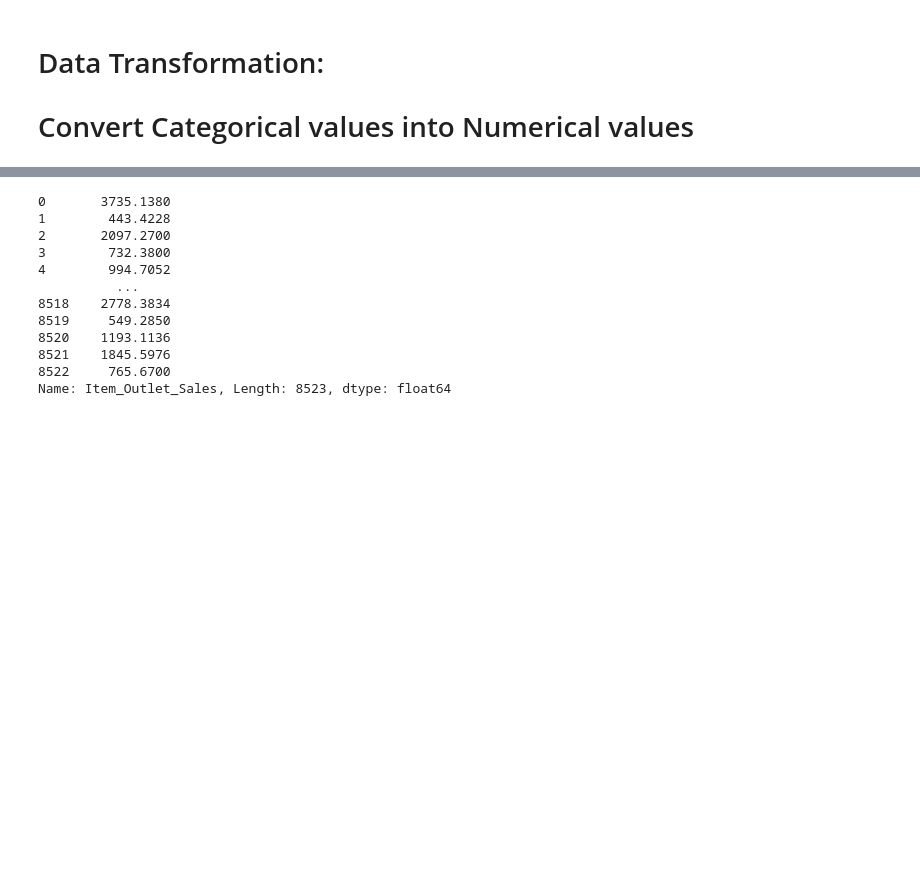
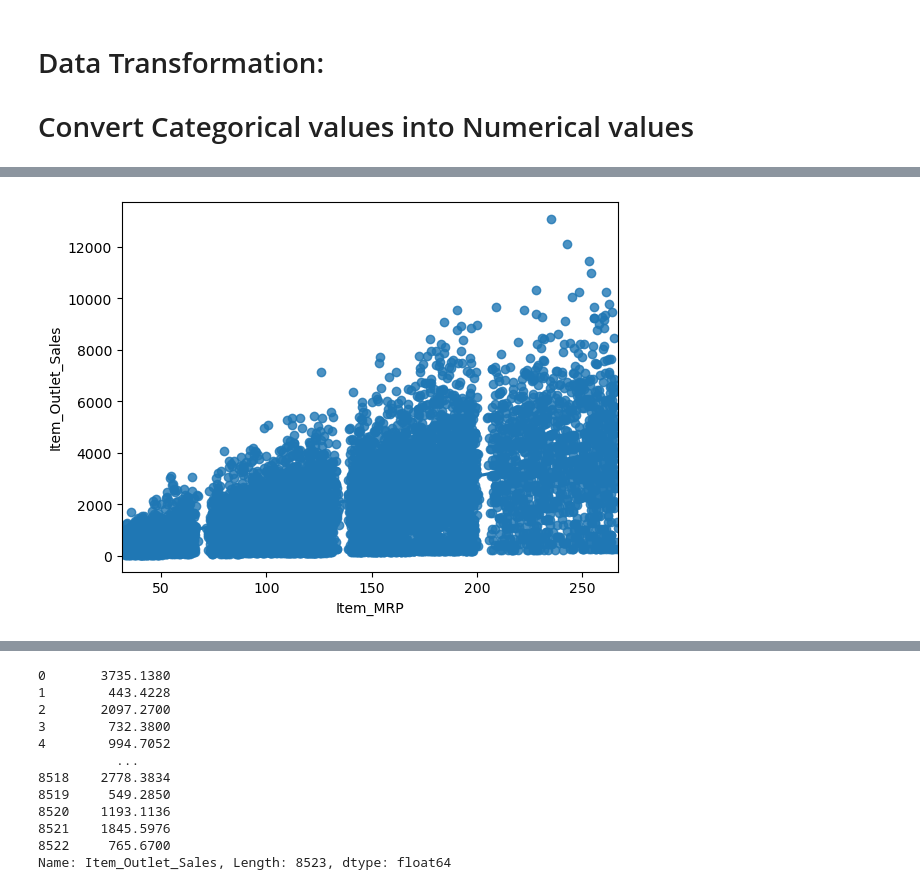
Before and after one commit to Ananthakrishnan12/Big-Mart-Sales-prediction, a Jupyter notebook: Notebook/BigMartSalesprediction.ipynb, the cells around one changed output, grey strips where cells are left out. Cells and saved outputs as stored; diff of their text form; code cells hidden in the pictures; blank space fills up the shorter version.

```diff
--- a/Notebook/BigMartSalesprediction.ipynb
+++ b/Notebook/BigMartSalesprediction.ipynb
@@ -78,0 +203,5 @@ We have 7 categorical features:['Item_Identifier', 'Item_Fat_Content', 'Item_Typ
+# %%
+sns.regplot(data=train_data_df,x="Item_MRP",y="Item_Outlet_Sales")
+plt.show()
+# %% [output]
+[figure, added]
```
Also changed, not shown: parts of 34 cells of this notebook, 2 other files.
